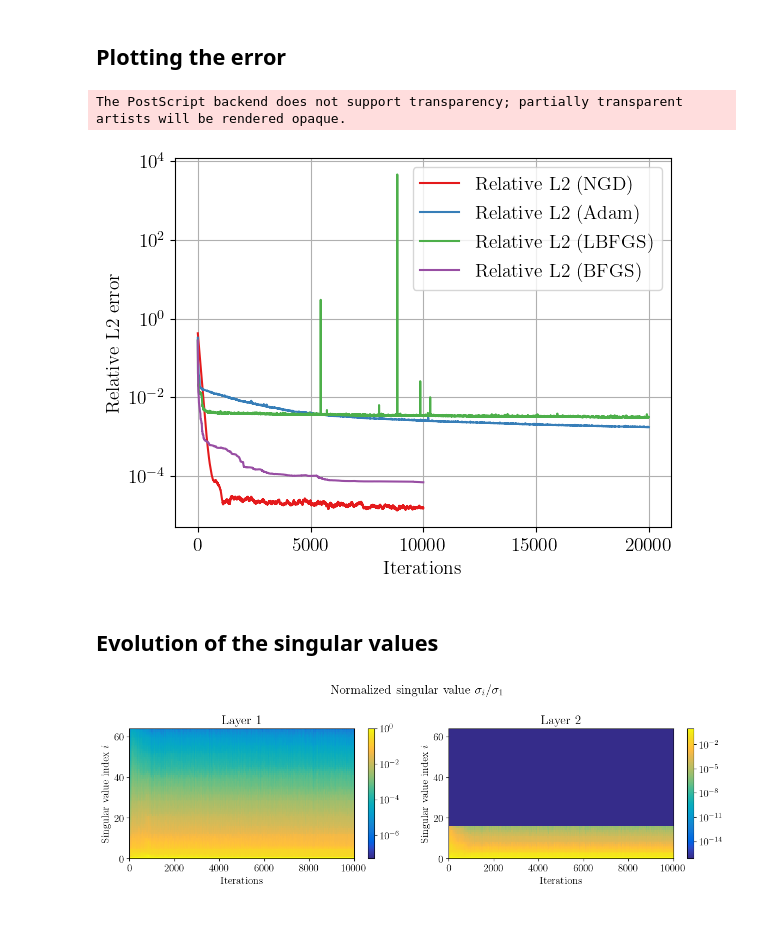
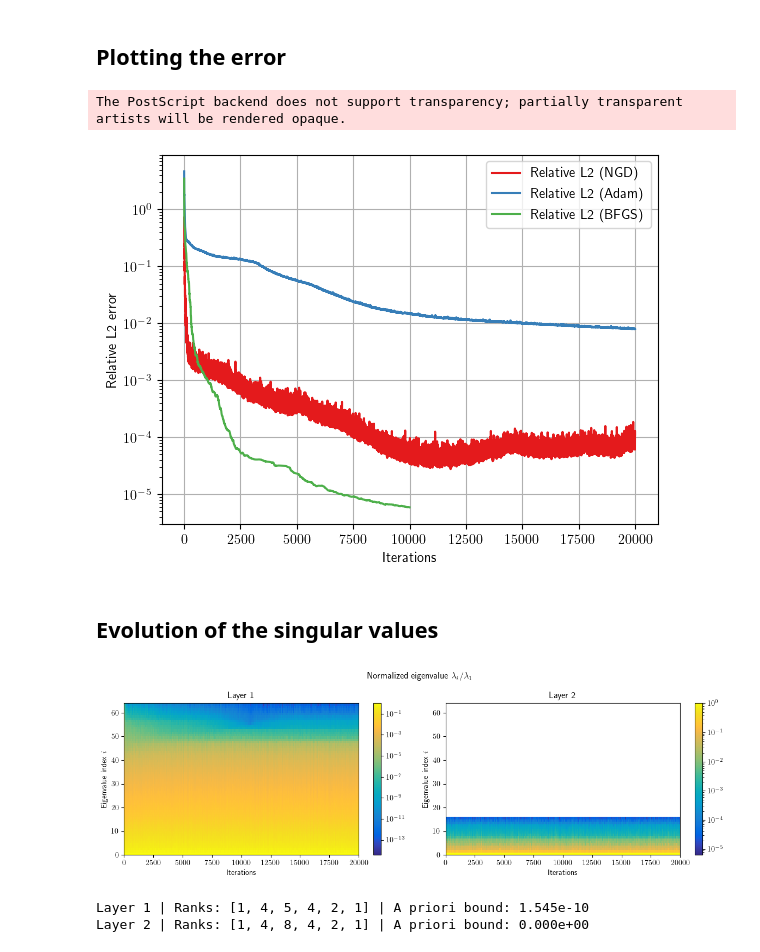
Before and after one commit to chmda/ctt, a Jupyter notebook: notebooks/ngd_full.ipynb, the cells around one changed output. Drawn from its saved outputs; the diff is of its cells as text; code cells hidden in the pictures; blank space fills up the shorter version.

```diff
--- a/notebooks/ngd_full.ipynb
+++ b/notebooks/ngd_full.ipynb
@@ -132,8 +132,9 @@ import optax
 def compute_loss(tensors: list[Tensor],
                  x: Float[Array, "B d"],
                  y: Float[Array, "B d_o"]) -> float:
+    B = x.shape[0]
     y_pred = jax.vmap(_eval_ct, in_axes=(None, 0))(tensors, x)
-    loss = jnp.mean(optax.l2_loss(y_pred, y))
+    loss = jnp.sum((y_pred - y)**2) / B
     return 0.5*loss
 
 @jax.jit
@@ -301,17 +319,21 @@ def gradient_descent(train_dataset: tuple[Float[Array, "B d"], Float[Array, "B d
 
     return params, (train_losses, val_losses), learning_rates
 # %%
+from ctt.tt import tt_randn, tt_mul_scalar, tt_orth_right
 key, *control_keys = random.split(key, num_steps+1)
 key, training_key = random.split(key)
 
 init_controls = [
-    0.01*random.normal(key=control_key, shape=(d_lift,) + (n_features,)*d_lift)
+    math.sqrt(2/(num_steps*n_features**d_lift))*random.normal(key=control_key, shape=(d_lift,) + (n_features,)*d_lift)
     for control_key in control_keys
 ]
-zero_init_controls = [
-    jnp.zeros((d_lift,) + (n_features,)*d_lift)
-    for _ in range(num_steps)
-]
-# init_controls = list(map(left_orth, init_controls))
+# rank = 3
+# ranks = [1] + [rank]*(d_lift) + [1]
+# init_controls = [
+#     tt_mul_scalar(tt_randn(control_key, [d_lift] + [n_features] * d_lift, ranks), math.sqrt(2/(num_steps*n_features**d_lift)))
+#     for control_key in control_keys
+# ]
+# init_controls = list(map(tt_orth_right, init_controls))
+# init_controls = list(map(tt_to_full, init_controls))
 print(list(map(jnp.linalg.norm, init_controls)))
 # %% [output]
@@ -322,16 +344,17 @@ print(list(map(jnp.linalg.norm, init_controls)))
 optimizer = optax.chain(
     optax.sgd(learning_rate=1.),
     # optax.scale_by_backtracking_linesearch(max_backtracking_steps=20)
-    optax.scale_by_zoom_linesearch(max_linesearch_steps=20, initial_guess_strategy="one")
+    optax.scale_by_zoom_linesearch(max_linesearch_steps=20, max_learning_rate=1., initial_guess_strategy="one")
 )
 
 params_ng, (train_losses_ng, val_losses_ng), learning_rates_ng, infos = natural_gradient_descent(train_dataset=(X_train, y_train),
                                                                               val_dataset=(X_val, y_val),
                                                                               optimizer=optimizer,
                                                                               params=init_controls,
-                                                                              opt_steps=10_000,
+                                                                              opt_steps=20_000,
                                                                               training_key=training_key,
                                                                               batch_size=128,
                                                                               backtracking=True,
-                                                                              damping_coeff=1e-8)
+                                                                              damping_coeff=1e-4,
+                                                                              rank=3)
 # %% [output]
@@ -429,7 +452,8 @@ import jaxopt
 
 solver = jaxopt.BFGS(fun=compute_loss)
 params = init_controls
-X, y = X_train[:4096], y_train[:4096]
+batch_size = 512
+X, y = X_train[:batch_size], y_train[:batch_size]
 state = solver.init_state(params, x=X, y=y)
 val_losses_bfgs = []
 
@@ -479,9 +503,9 @@ plt.semilogy(jnp.arange(len(val_losses_ng)),
 plt.semilogy(jnp.arange(len(val_losses_gd)),
              jnp.sqrt(val_losses_gd/y_val_norm),
              label="Relative L2 (Adam)")
-plt.semilogy(jnp.arange(len(val_losses_lbfgs)),
-             jnp.sqrt(val_losses_lbfgs/y_val_norm),
-             label="Relative L2 (LBFGS)")
+# plt.semilogy(jnp.arange(len(val_losses_lbfgs)),
+#              jnp.sqrt(val_losses_lbfgs/y_val_norm),
+#              label="Relative L2 (LBFGS)")
 plt.semilogy(jnp.arange(len(val_losses_bfgs)),
              jnp.sqrt(val_losses_bfgs/y_val_norm),
              label="Relative L2 (BFGS)")
@@ -501,7 +525,7 @@ plt.savefig("error.eps", format="eps", dpi=1200)
 # plt.ylabel("Learning rate")
 # %% [output]
 The PostScript backend does not support transparency; partially transparent artists will be rendered opaque.
-[figure, old version]
+[figure, new version]
 # %% [markdown]
 ## Evolution of the singular values
 # %%
@@ -545,37 +569,49 @@ cm_data = [[0.2081, 0.1663, 0.5292], [0.2116238095, 0.1897809524, 0.5776761905],
   0.2164142857], [0.9955333333, 0.7860571429, 0.196652381],
  [0.988, 0.8066, 0.1793666667], [0.9788571429, 0.8271428571, 0.1633142857],
  [0.9697, 0.8481380952, 0.147452381], [0.9625857143, 0.8705142857, 0.1309],
  [0.9588714286, 0.8949, 0.1132428571], [0.9598238095, 0.9218333333,
   0.0948380952], [0.9661, 0.9514428571, 0.0755333333],
  [0.9763, 0.9831, 0.0538]]
 
 parula_map = LinearSegmentedColormap.from_list('parula', cm_data)
 
 singular_values = [infos[k]["singular_values"] for k in range(len(infos))]
 singular_values = list(zip(*singular_values))
 singular_values = list(map(jnp.stack, singular_values))
 
 nrows = math.ceil(num_steps / 2)
 fig, axes = plt.subplots(nrows=nrows, ncols=2, figsize=(12, 4*nrows))
 
 for k in range(num_steps):
     ax = axes.flat[k]
     sv = singular_values[k]
     normalised_sv = sv / sv[:, :1]
-    c = ax.pcolormesh(normalised_sv.T, norm="log", cmap=parula_map)
+    c = ax.pcolormesh(normalised_sv.T, norm="log", cmap=parula_map, rasterized=True)
     ax.set_title(f"Layer {k+1}")
-    ax.set_ylabel("Singular value index $i$")
+    ax.set_ylabel("Eigenvalue index $i$")
     ax.set_xlabel("Iterations")
     fig.colorbar(c, ax=ax)
-fig.suptitle("Normalized singular value $\sigma_i/\sigma_1$")
+fig.suptitle(r"Normalized eigenvalue $\lambda_i/\lambda_1$")
 fig.tight_layout()
 ## access each axes object via axs.flat
 for ax in axes.flat:
     ## check if something was plotted
     if not bool(ax.has_data()):
         fig.delaxes(ax) ## delete if nothing is plotted in the axes obj
+
+plt.savefig("eigenvalues.eps", format="eps")
 # %% [output]
-[figure, old version]
+[figure, new version]
+# %%
+from ctt.tt import full_to_tt_rounding, tt_ranks
+
+epsilon = 1e-4
+for i, layer in enumerate(params_ng):
+    approximation, error = full_to_tt_rounding(layer, epsilon)
+    print(f"Layer {i+1} | Ranks: {tt_ranks(approximation)} | A priori bound: {error:.3e}")
+# %% [output]
+Layer 1 | Ranks: [1, 4, 5, 4, 2, 1] | A priori bound: 1.545e-10
+Layer 2 | Ranks: [1, 4, 8, 4, 2, 1] | A priori bound: 0.000e+00
 # %%
 jnp.save("full_ngd.npy", jnp.sqrt(val_losses_ng/y_val_norm))
 jnp.save("full_adam.npy", jnp.sqrt(val_losses_gd/y_val_norm))
```
Also changed, not shown: parts of 9 cells of this notebook, 12 other files.
